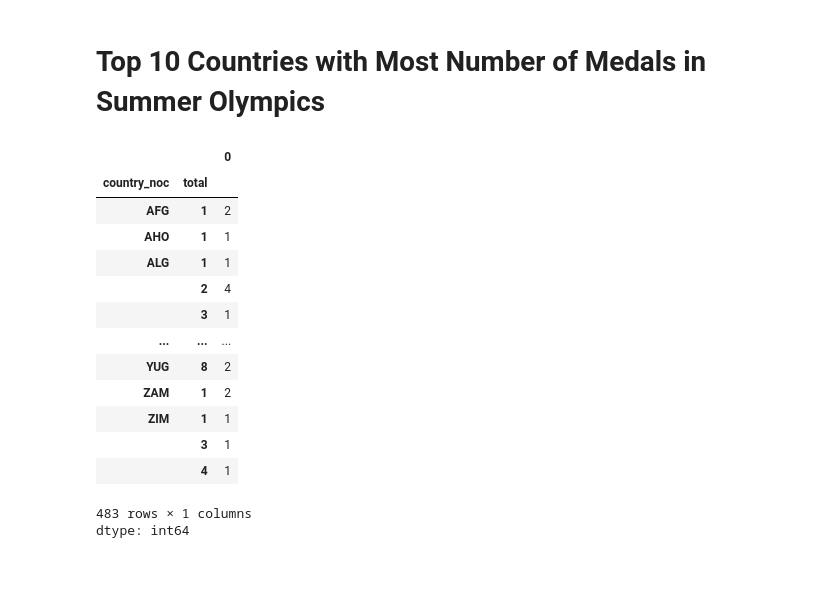
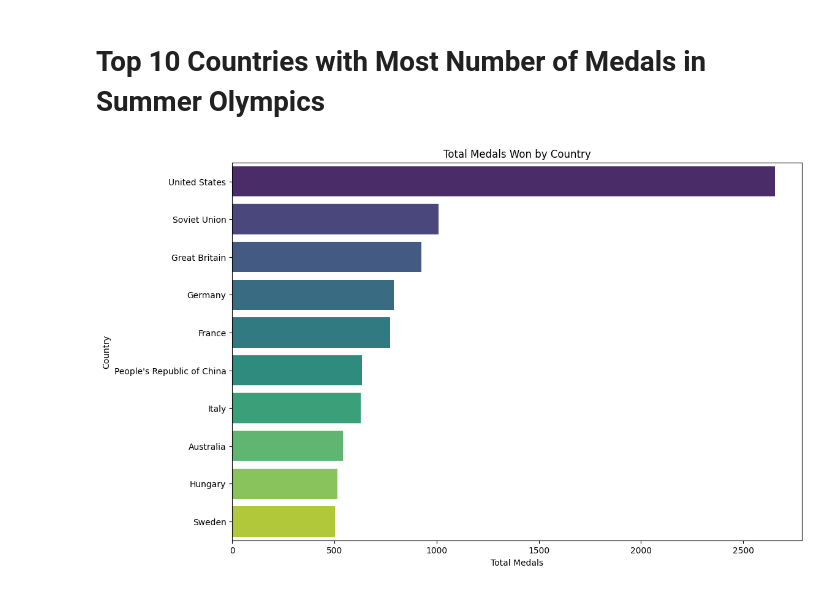
Before and after one commit to VishwajeetEkal/126-Years-Olympics, a Jupyter notebook: Basic_Descriptive_Statistics.ipynb, the cells around one changed output. Saved outputs shown, nothing was run; the diff lists cells and outputs as text; code cells hidden in the pictures.

```diff
--- a/Basic_Descriptive_Statistics.ipynb
+++ b/Basic_Descriptive_Statistics.ipynb
@@ -249,22 +247,22 @@ Text(220.72222222222223, 0.5, 'Sport')
 [figure]
 # %% [markdown]
 # **Top 10 Countries with Most Number of Medals in Summer Olympics**
-# %%
-athlete_count_bySport = medal_tally.groupby(['country_noc','total']).size().groupby(['country_noc'])
-athlete_count_bySport.head()
-# %% [output]
-|  |  | 0 |
-| country_noc | total |  |
-| AFG | 1 | 2 |
-| AHO | 1 | 1 |
-| ALG | 1 | 1 |
-|  | 2 | 4 |
-|  | 3 | 1 |
-| ... | ... | ... |
-| YUG | 8 | 2 |
-| ZAM | 1 | 2 |
-| ZIM | 1 | 1 |
-|  | 3 | 1 |
-|  | 4 | 1 |
-483 rows × 1 columns
-dtype: int64
+# %%
+summer_medal_count = medal_tally[medal_tally['edition'].str.contains('Summer', na=False)]
+summer_medal_count = (summer_medal_count
+                       .groupby(['country_noc', 'country'])
+                       .agg({'total': 'sum', 'gold': 'sum', 'silver': 'sum', 'bronze': 'sum'})
+                       .reset_index()
+                       .sort_values(by='total', ascending=False)
+                       .head(10))
+# %%
+plt.figure(figsize=(12, 8))
+sns.barplot(x='total', y='country', data=summer_medal_count, palette='viridis')
+
+plt.title('Total Medals Won by Country')
+plt.xlabel('Total Medals')
+plt.ylabel('Country')
+
+plt.show()
+# %% [output]
+[figure, added]
```
Also changed, not shown: parts of 17 cells of this notebook.
